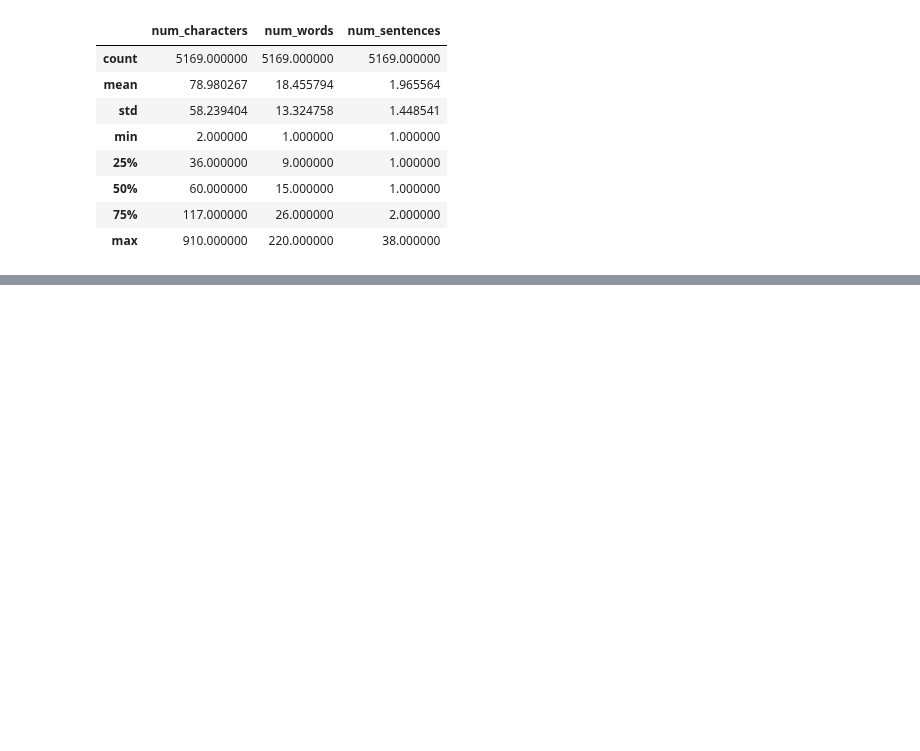
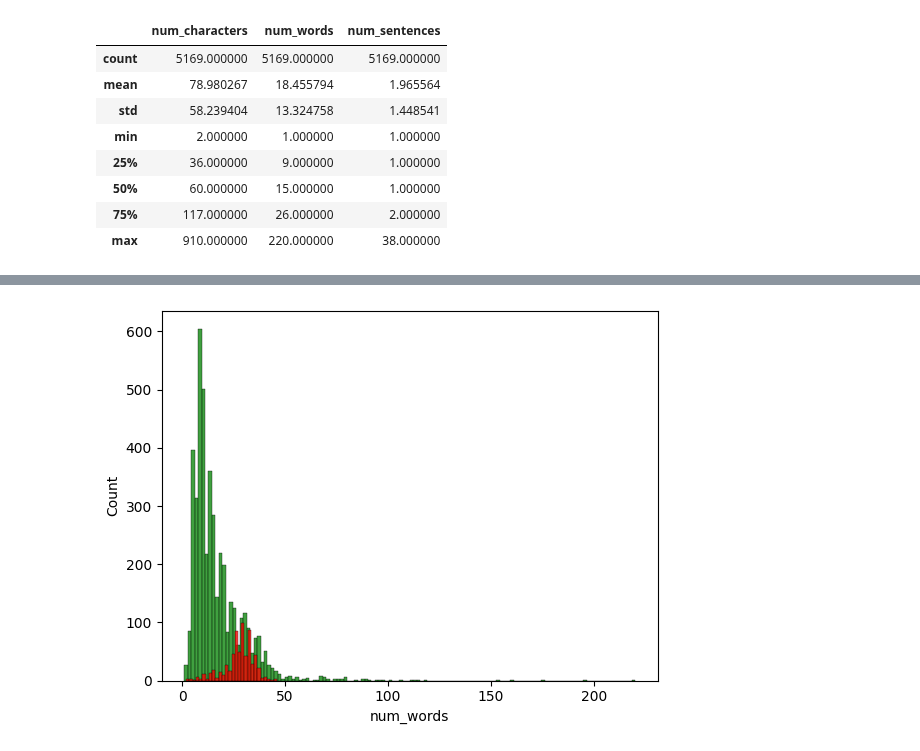
Before and after one commit to Sarvesh-Kesharwani/Spam_Classifier, a Jupyter notebook: 2. data_cleaning/1.ipynb, the cells around one changed output, grey strips where cells are left out. Saved outputs shown, nothing was run; the diff lists cells and outputs as text; code cells hidden in the pictures; blank space fills up the shorter version.

```diff
--- a/2. data_cleaning/1.ipynb
+++ b/2. data_cleaning/1.ipynb
@@ -140,0 +176,7 @@ data[['num_characters', 'num_words', 'num_sentences']].describe()
+# %%
+# hist comparison of num of words in both categories
+sns.histplot(data[data['ham_or_spam']==0]['num_words'], color='g')
+sns.histplot(data[data['ham_or_spam']==1]['num_words'], color='r')
+plt.show()
+# %% [output]
+[figure, added]
```
Also changed, not shown: parts of 8 cells of this notebook, 1 other file.
